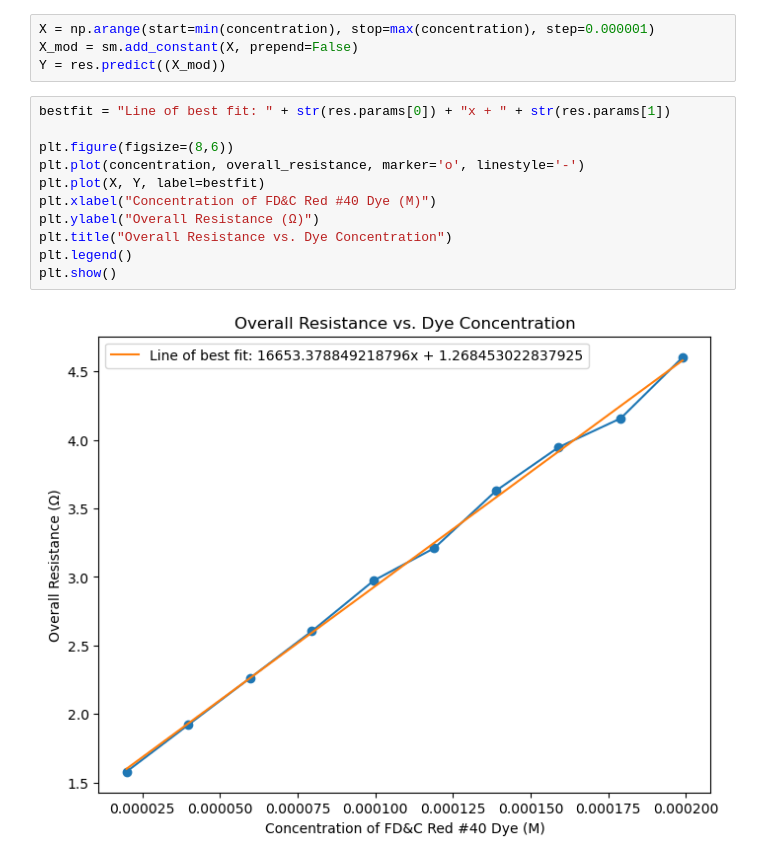
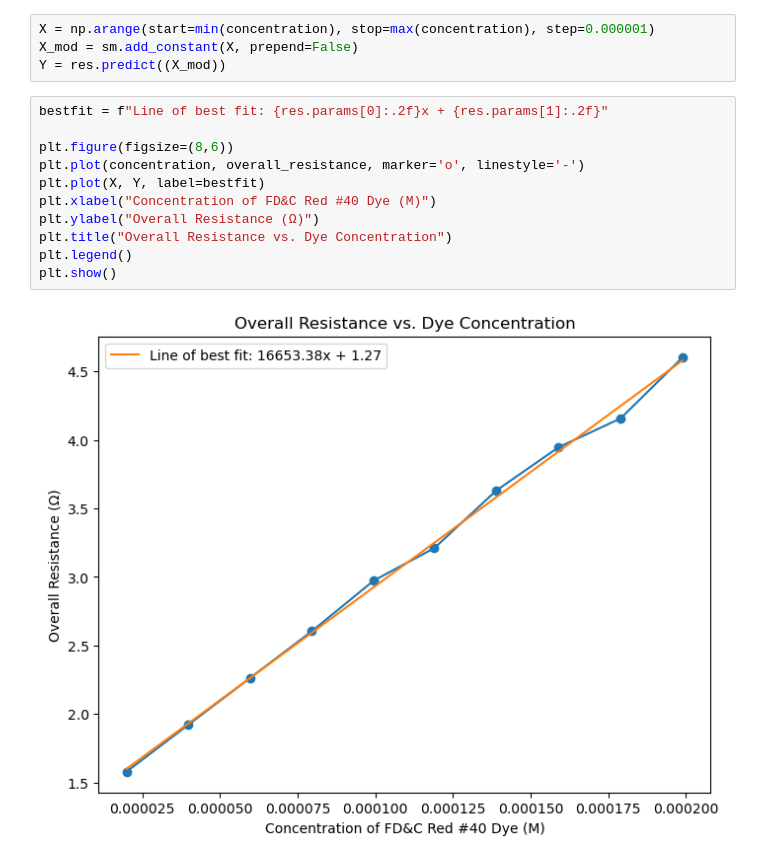
Before and after one commit to alt-rahul/regression, a Jupyter notebook: lin.ipynb, the cells around one changed output. Saved outputs shown, nothing was run; the diff lists cells and outputs as text.

```diff
--- a/lin.ipynb
+++ b/lin.ipynb
@@ -51,15 +51,15 @@ X = np.arange(start=min(concentration), stop=max(concentration), step=0.000001)
 X_mod = sm.add_constant(X, prepend=False)
 Y = res.predict((X_mod))
 # %%
-bestfit = "Line of best fit: " + str(res.params[0]) + "x + " + str(res.params[1])
+bestfit = f"Line of best fit: {res.params[0]:.2f}x + {res.params[1]:.2f}"
 
 plt.figure(figsize=(8,6))
 plt.plot(concentration, overall_resistance, marker='o', linestyle='-')
 plt.plot(X, Y, label=bestfit)
 plt.xlabel("Concentration of FD&C Red #40 Dye (M)")
 plt.ylabel("Overall Resistance (Ω)")
 plt.title("Overall Resistance vs. Dye Concentration")
 plt.legend()
 plt.show()
 # %% [output]
-[figure, old version]
+[figure, new version]
```
